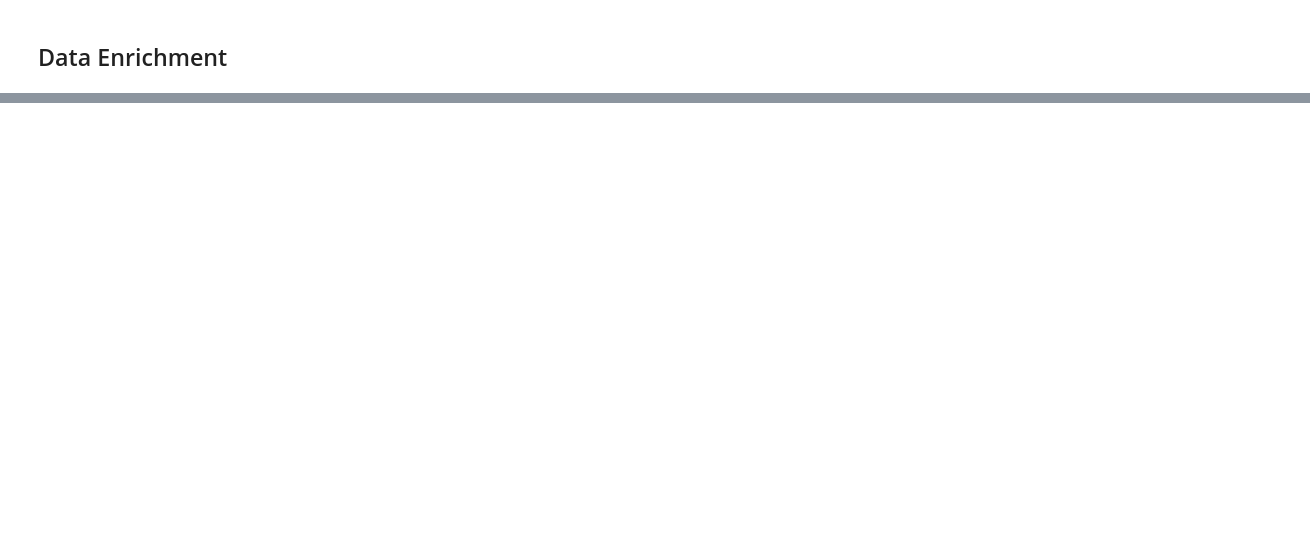
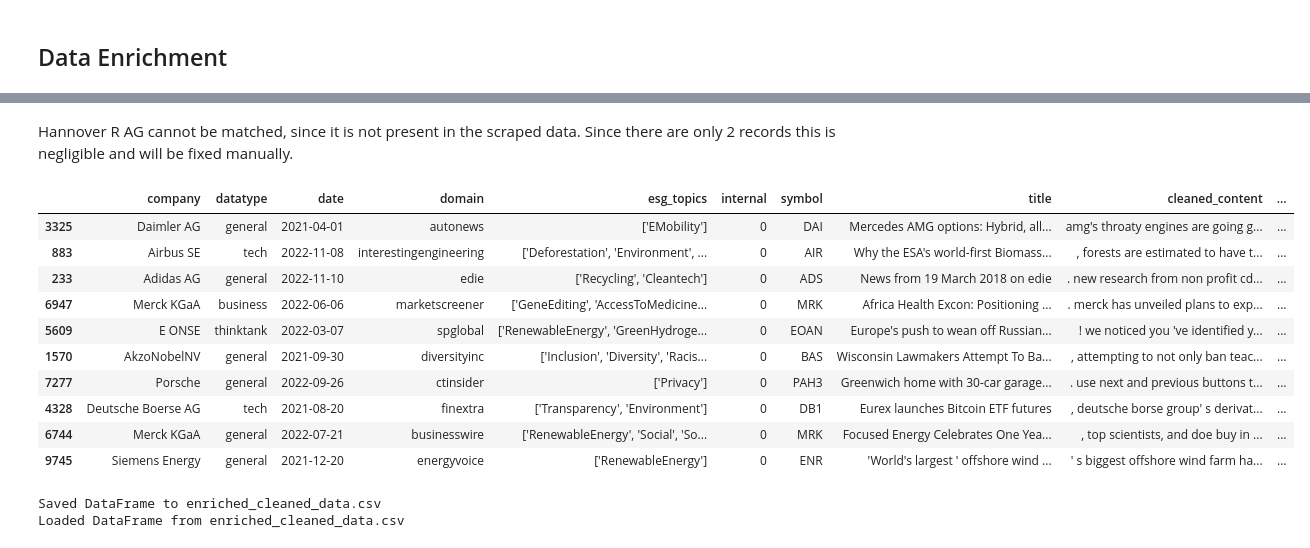
Before and after one commit to syX113/hslu-nlp, a Jupyter notebook: stage1/00-data-preprocessing.ipynb, the cells around one changed output, grey strips where cells are left out. Cells and saved outputs as stored; diff of their text form; code cells hidden in the pictures; blank space fills up the shorter version.

```diff
--- a/stage1/00-data-preprocessing.ipynb
+++ b/stage1/00-data-preprocessing.ipynb
@@ -433,0 +549,11 @@ NameError: name 'requests' is not defined
+# %%
+# Fix the ticker symbols to prevent NaN and ensure correct join conditions
+company_enrichments['symbol'] = company_enrichments['symbol'].replace('SRT3', 'SRT')
+company_enrichments['symbol'] = company_enrichments['symbol'].replace('HEN3', 'HNK')
+company_enrichments.loc[company_enrichments['company_name'] == 'Mercedes-Benz Group AG', 'symbol'] = 'DAI'
+# %%
+cleaned_data['symbol'] = cleaned_data['symbol'].astype(pd.StringDtype())
+company_enrichments['symbol'] = company_enrichments['symbol'].astype(pd.StringDtype())
+
+# Merge the cleaned data with the enrichment
+enriched_cleaned_data = pd.merge(cleaned_data, company_enrichments, how='left', on='symbol')
@@ -433,0 +566,23 @@ NameError: name 'requests' is not defined
+# %% [markdown]
+Hannover R AG cannot be matched, since it is not present in the scraped data. Since there are only 2 records this is negligible and will be fixed manually.
+# %%
+enriched_cleaned_data.loc[enriched_cleaned_data['company'] == 'Hannover R AG', 'sector'] = 'Financials'
+enriched_cleaned_data.loc[enriched_cleaned_data['company'] == 'Hannover R AG', 'industry'] = 'Insurance—Reinsurance'
+# %%
+# Drop redundant columns/data
+enriched_cleaned_data = enriched_cleaned_data.drop(columns=['content', 'company_name', 'country'])
+# %%
+# Check final dataframe
+enriched_cleaned_data.sample(10)
+# %% [output]
+|  | company | datatype | date | domain | esg_topics | internal | symbol | title | cleaned_content | ... |
+| 3325 | Daimler AG | general | 2021-04-01 | autonews | ['EMobility'] | 0 | DAI | Mercedes AMG options: Hybrid, all... | amg's throaty engines are going g... | ... |
+| 883 | Airbus SE | tech | 2022-11-08 | interestingengineering | ['Deforestation', 'Environment', ... | 0 | AIR | Why the ESA's world-first Biomass... | , forests are estimated to have t... | ... |
+| 233 | Adidas AG | general | 2022-11-10 | edie | ['Recycling', 'Cleantech'] | 0 | ADS | News from 19 March 2018 on edie | . new research from non profit cd... | ... |
+| 6947 | Merck KGaA | business | 2022-06-06 | marketscreener | ['GeneEditing', 'AccessToMedicine... | 0 | MRK | Africa Health Excon: Positioning ... | . merck has unveiled plans to exp... | ... |
+| 5609 | E ONSE | thinktank | 2022-03-07 | spglobal | ['RenewableEnergy', 'GreenHydroge... | 0 | EOAN | Europe's push to wean off Russian... | ! we noticed you 've identified y... | ... |
+| 1570 | AkzoNobelNV | general | 2021-09-30 | diversityinc | ['Inclusion', 'Diversity', 'Racis... | 0 | BAS | Wisconsin Lawmakers Attempt To Ba... | , attempting to not only ban teac... | ... |
+| 7277 | Porsche | general | 2022-09-26 | ctinsider | ['Privacy'] | 0 | PAH3 | Greenwich home with 30-car garage... | . use next and previous buttons t... | ... |
+| 4328 | Deutsche Boerse AG | tech | 2021-08-20 | finextra | ['Transparency', 'Environment'] | 0 | DB1 | Eurex launches Bitcoin ETF futures | , deutsche borse group' s derivat... | ... |
+| 6744 | Merck KGaA | general | 2022-07-21 | businesswire | ['RenewableEnergy', 'Social', 'So... | 0 | MRK | Focused Energy Celebrates One Yea... | , top scientists, and doe buy in ... | ... |
+| 9745 | Siemens Energy | general | 2021-12-20 | energyvoice | ['RenewableEnergy'] | 0 | ENR | 'World's largest ' offshore wind ... | ' s biggest offshore wind farm ha... | ... |
@@ -433,0 +593,6 @@ NameError: name 'requests' is not defined
+# %%
+# Create checkpoint file for further analysis
+enriched_cleaned_data = csv_checkpoint(enriched_cleaned_data, 'enriched_cleaned_data')
+# %% [output]
+Saved DataFrame to enriched_cleaned_data.csv
+Loaded DataFrame from enriched_cleaned_data.csv
```
Also changed, not shown: parts of 44 cells of this notebook.
